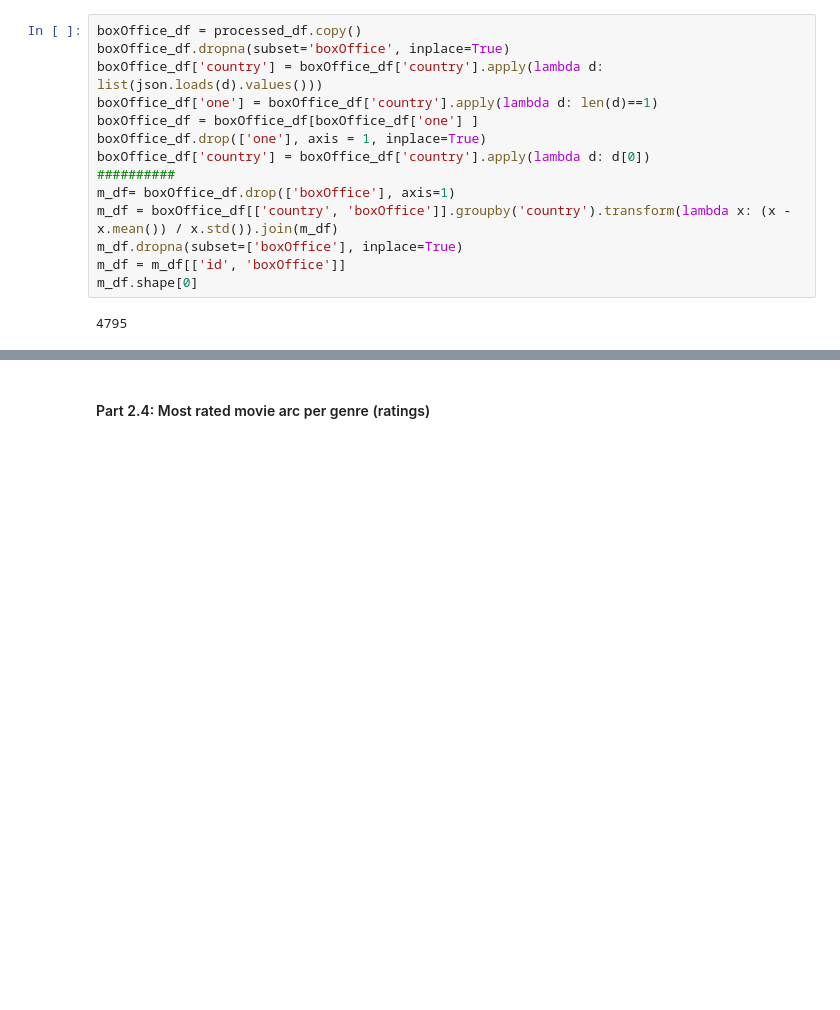
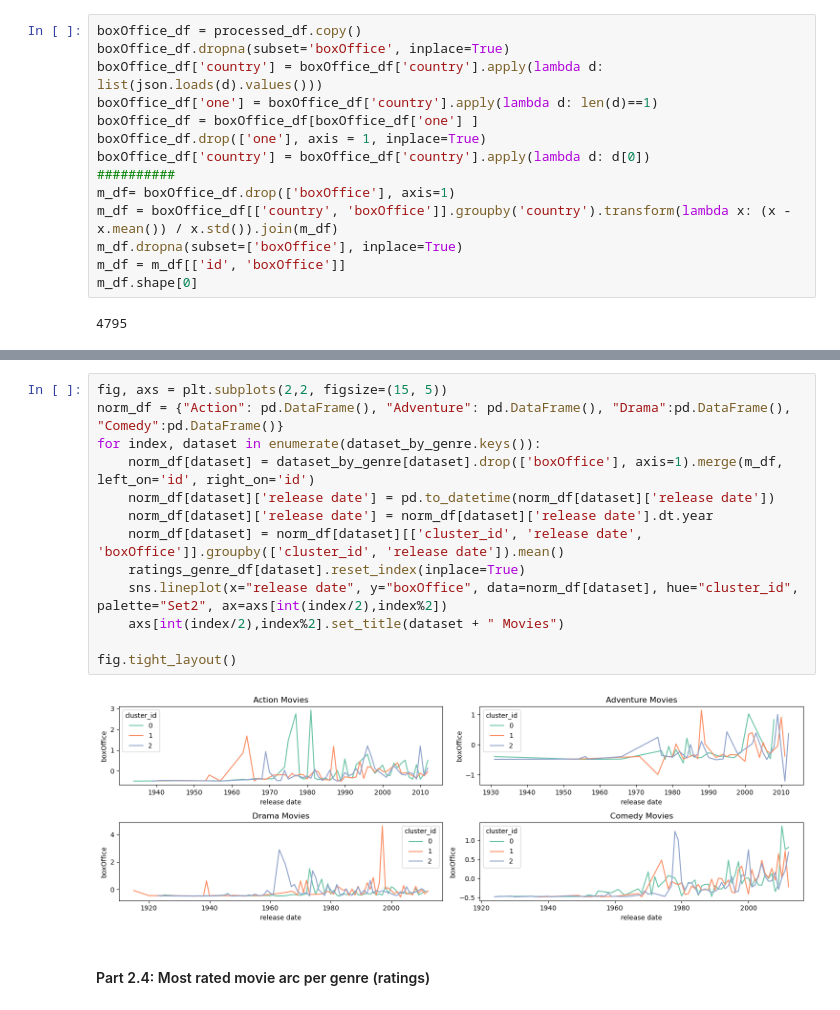
Before and after one commit to epfl-ada/ada-2022-project-runtimeterror, a Jupyter notebook: milestone2.ipynb, the cells around one changed output, grey strips where cells are left out. Cells and saved outputs as stored; diff of their text form; blank space fills up the shorter version.

```diff
--- a/milestone2.ipynb
+++ b/milestone2.ipynb
@@ -551,3 +549,18 @@ fig.tight_layout()
+# %%
+fig, axs = plt.subplots(2,2, figsize=(15, 5))
+norm_df = {"Action": pd.DataFrame(), "Adventure": pd.DataFrame(), "Drama":pd.DataFrame(), "Comedy":pd.DataFrame()}
+for index, dataset in enumerate(dataset_by_genre.keys()):
+    norm_df[dataset] = dataset_by_genre[dataset].drop(['boxOffice'], axis=1).merge(m_df, left_on='id', right_on='id')
+    norm_df[dataset]['release date'] = pd.to_datetime(norm_df[dataset]['release date'])
+    norm_df[dataset]['release date'] = norm_df[dataset]['release date'].dt.year
+    norm_df[dataset] = norm_df[dataset][['cluster_id', 'release date', 'boxOffice']].groupby(['cluster_id', 'release date']).mean()
+    ratings_genre_df[dataset].reset_index(inplace=True)
+    sns.lineplot(x="release date", y="boxOffice", data=norm_df[dataset], hue="cluster_id",  palette="Set2", ax=axs[int(index/2),index%2])
+    axs[int(index/2),index%2].set_title(dataset + " Movies")
+
+fig.tight_layout()
+# %% [output]
+[figure, added]
 # %% [markdown]
 #### Part 2.4: Most rated movie arc per genre (ratings)
 # %%
```
Also changed, not shown: parts of 10 cells of this notebook.
